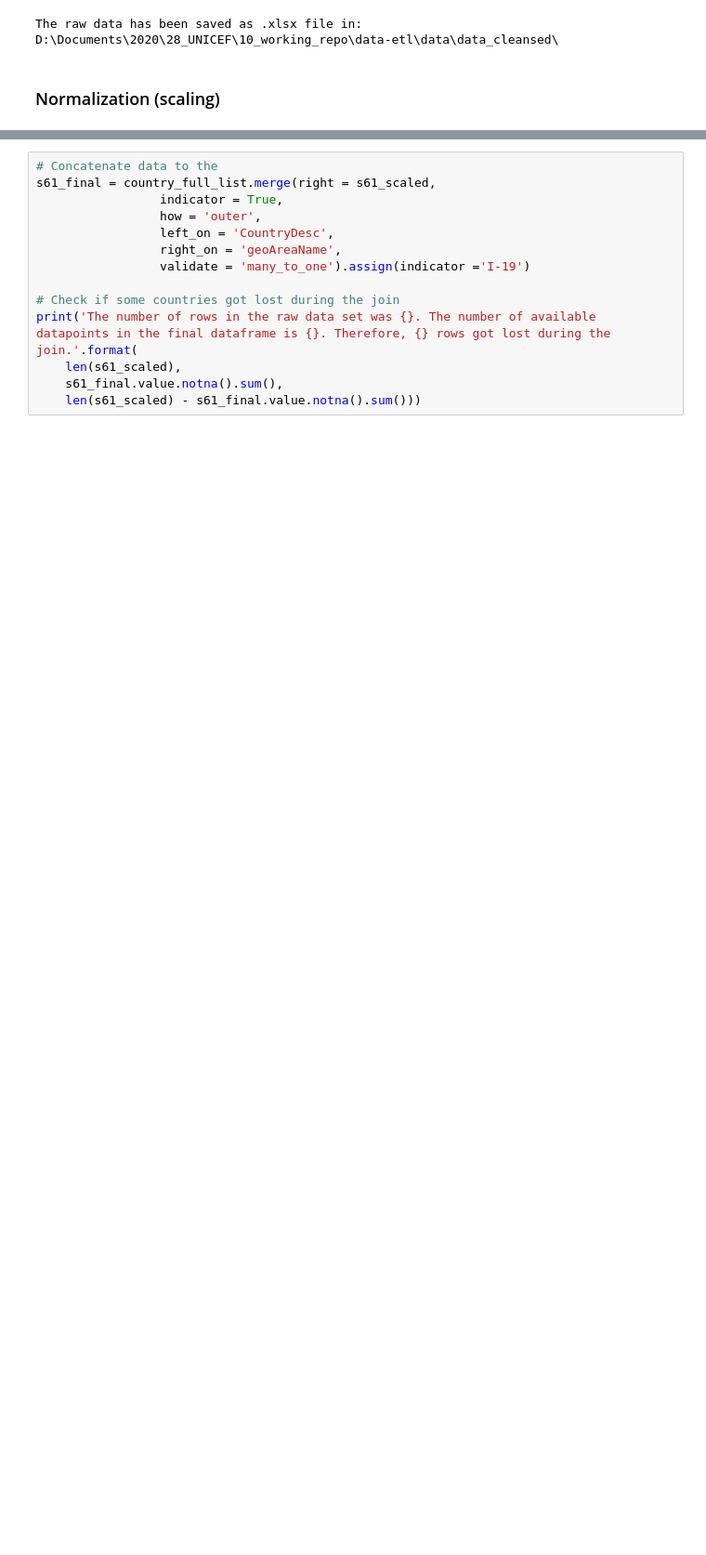
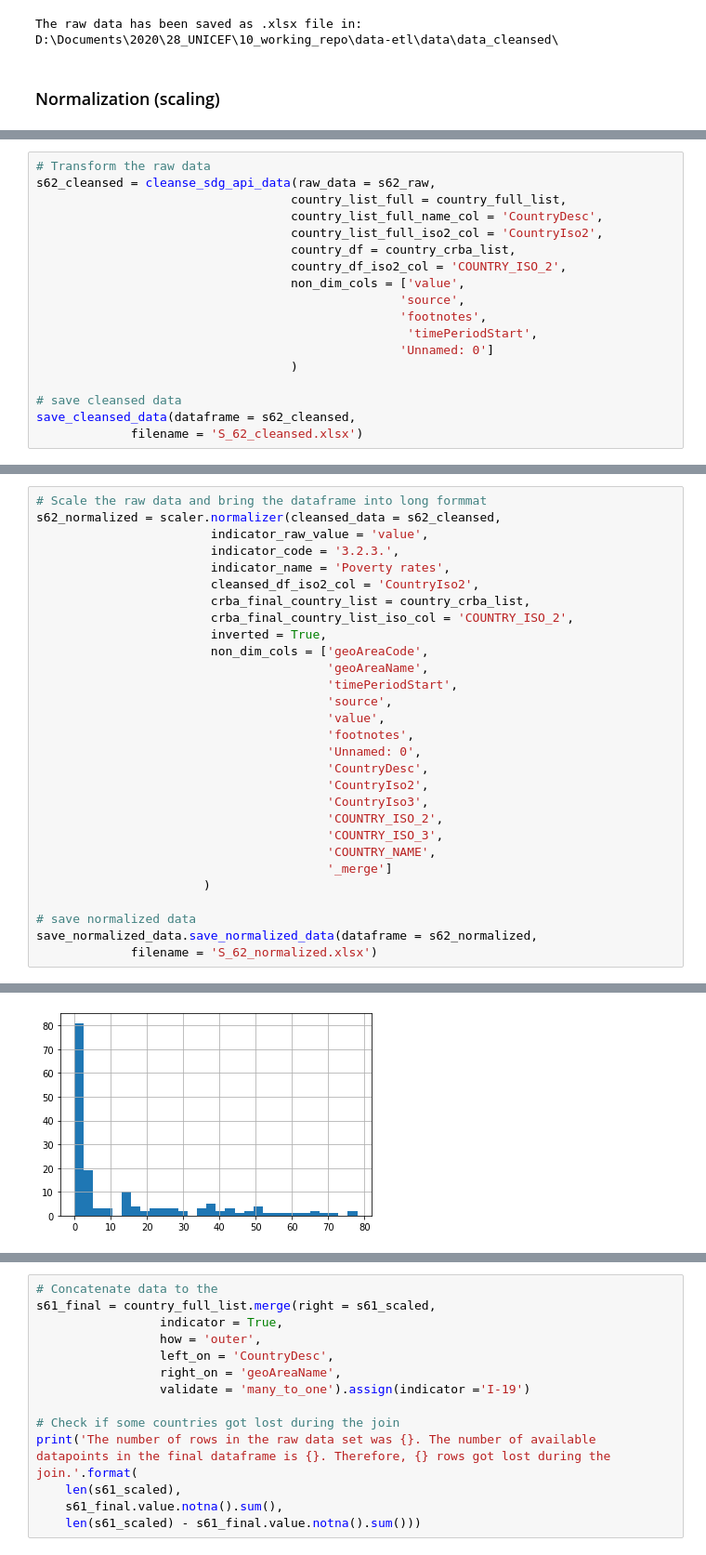
Before and after one commit to m-g-d-c/crba-etl, a Jupyter notebook: main.ipynb, the cells around one changed output, grey strips where cells are left out. Shown at 93% size. Cells and saved outputs as stored; diff of their text form; blank space fills up the shorter version.

Commit message:
Update main.ipynb
Calculate a few more indicators with debugged functions.

```diff
--- a/main.ipynb
+++ b/main.ipynb
@@ -761,0 +1073,18 @@ KeyError: "The following 'value_vars' are not present in the DataFrame: ['SCALED
+# %%
+# Transform the raw data
+s62_cleansed = cleanse_sdg_api_data(raw_data = s62_raw,
+                                   country_list_full = country_full_list,
+                                   country_list_full_name_col = 'CountryDesc',
+                                   country_list_full_iso2_col = 'CountryIso2',
+                                   country_df = country_crba_list,
+                                   country_df_iso2_col = 'COUNTRY_ISO_2',
+                                   non_dim_cols = ['value',
+                                                  'source',
+                                                  'footnotes',
+                                                   'timePeriodStart',
+                                                  'Unnamed: 0']
+                                   )
+
+# save cleansed data
+save_cleansed_data(dataframe = s62_cleansed,
+             filename = 'S_62_cleansed.xlsx')
@@ -761,0 +1095,30 @@ KeyError: "The following 'value_vars' are not present in the DataFrame: ['SCALED
+# %%
+# Scale the raw data and bring the dataframe into long formmat
+s62_normalized = scaler.normalizer(cleansed_data = s62_cleansed,
+                        indicator_raw_value = 'value',
+                        indicator_code = '3.2.3.',
+                        indicator_name = 'Poverty rates',
+                        cleansed_df_iso2_col = 'CountryIso2',
+                        crba_final_country_list = country_crba_list,
+                        crba_final_country_list_iso_col = 'COUNTRY_ISO_2',
+                        inverted = True,
+                        non_dim_cols = ['geoAreaCode',
+                                        'geoAreaName',
+                                        'timePeriodStart',
+                                        'source',
+                                        'value',
+                                        'footnotes',
+                                        'Unnamed: 0',
+                                        'CountryDesc',
+                                        'CountryIso2',
+                                        'CountryIso3',
+                                        'COUNTRY_ISO_2',
+                                        'COUNTRY_ISO_3',
+                                        'COUNTRY_NAME',
+                                        '_merge']
+                       )
+
+# save normalized data
+save_normalized_data.save_normalized_data(dataframe = s62_normalized,
+             filename = 'S_62_normalized.xlsx')
+# %% [output]
@@ -761,0 +1148 @@ KeyError: "The following 'value_vars' are not present in the DataFrame: ['SCALED
+[figure, added]
```
Also changed, not shown: parts of 32 cells of this notebook.
